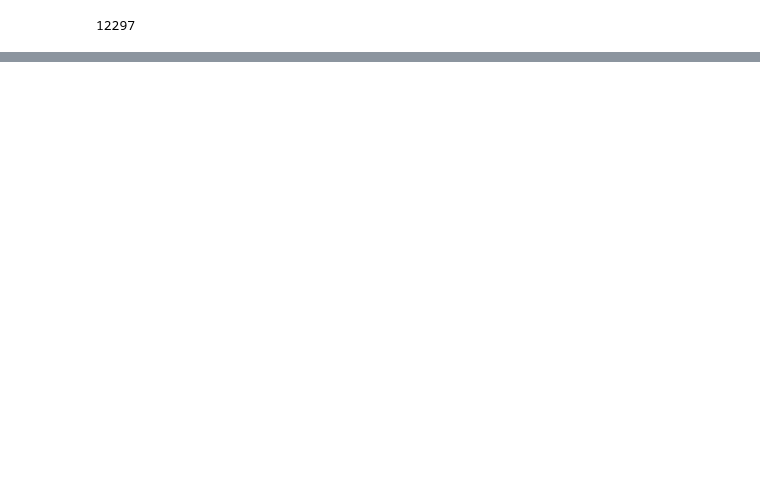
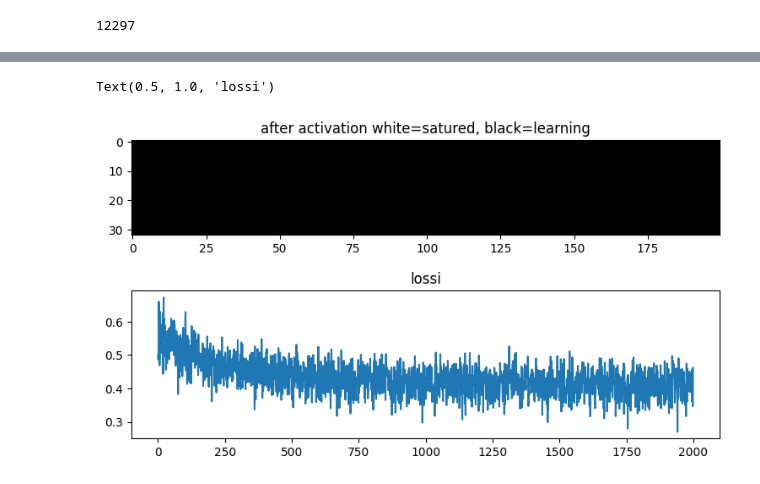
Before and after one commit to kxk254/mit, a Jupyter notebook: Karpathy/makemore/mymodel/threemake.ipynb, the cells around one changed output, grey strips where cells are left out. Cells and saved outputs as stored; diff of their text form; code cells hidden in the pictures; blank space fills up the shorter version.

```diff
--- a/Karpathy/makemore/mymodel/threemake.ipynb
+++ b/Karpathy/makemore/mymodel/threemake.ipynb
@@ -115,0 +128,9 @@ TypeError: unsupported operand type(s) for *: 'float' and 'NoneType'
+# %%
+fig, axs = plt.subplots(2, 1, figsize=(9,5))  # 1 row, 2 columns
+axs[0].imshow(h.abs() > 0.99, cmap='gray', interpolation='nearest')
+axs[0].set_title("after activation white=satured, black=learning")
+axs[1].plot(lossi)
+axs[1].set_title("lossi")
+# %% [output]
+Text(0.5, 1.0, 'lossi')
+[figure, added]
```
Also changed, not shown: parts of 3 cells of this notebook.
